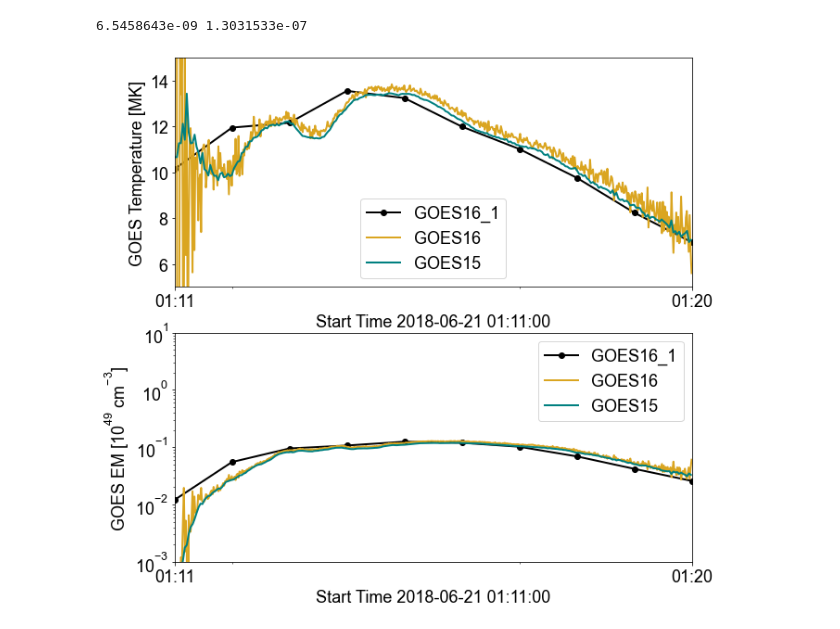
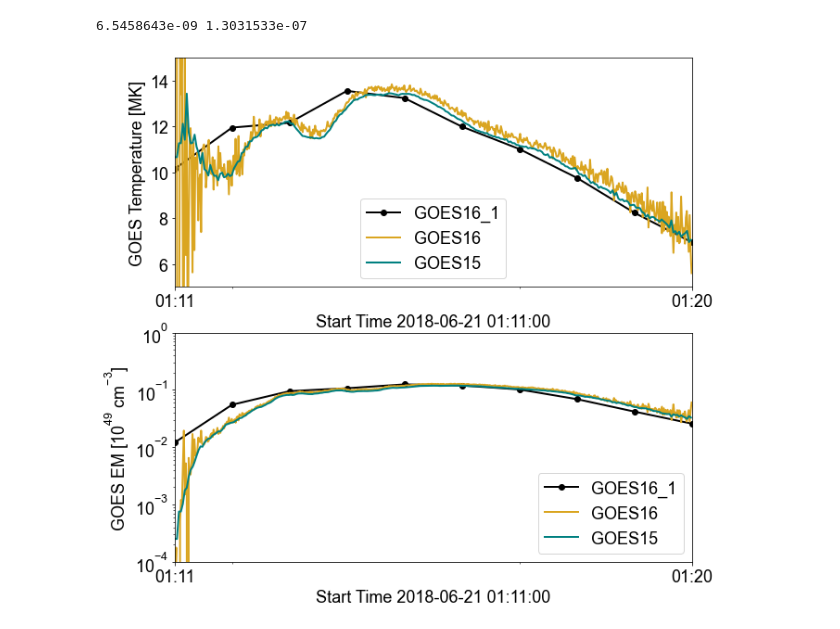
Before and after one commit to ianan/xrs_example, a Jupyter notebook: xrs1516_tem_example.ipynb, the cells around one changed output. Cells and saved outputs as stored; diff of their text form; code cells hidden in the pictures.

```diff
--- a/xrs1516_tem_example.ipynb
+++ b/xrs1516_tem_example.ipynb
@@ -134,32 +134,32 @@ plt.plot(tg15_tims,tmk15,marker=None,color='teal',lw=2,label='GOES15')
 ax1.set_ylabel("GOES Temperature [MK]")
 ax1.set_xlabel("Start Time "+trange.start.iso[:-4])
 ax1.set_ylim([5,15])
 ax1.yaxis.set_major_locator(plt.MaxNLocator(5))
 ax1.set_xlim([trange.start.datetime,trange.end.datetime])
 myFmt = matplotlib.dates.DateFormatter('%H:%M')
 majorx= matplotlib.dates.MinuteLocator(interval=45)
 minorx= matplotlib.dates.MinuteLocator(interval=5)
 ax1.xaxis.set_major_locator(majorx)
 ax1.xaxis.set_minor_locator(minorx)
 ax1.xaxis.set_major_formatter(myFmt)
 plt.legend()
 
 ax2 = fig.add_subplot(2, 1, 2)
 plt.plot(tg16_1_tims,em16_1*1e-49,marker='o',color='black',lw=2,label='GOES16_1')
 plt.plot(tg16_tims,em16*1e-49,marker=None,color='goldenrod',lw=2,label='GOES16')
 plt.plot(tg15_tims,em15*1e-49,marker=None,color='teal',lw=2,label='GOES15')
 ax2.set_ylabel("GOES EM [$10^{49}\;cm^{-3}$]")
 ax2.set_xlabel("Start Time "+trange.start.iso[:-4])
-ax2.set_ylim([1e-3,1e1])
+ax2.set_ylim([1e-4,1e0])
 ax2.set_yscale("log")
 ax2.set_xlim([trange.start.datetime,trange.end.datetime])
 myFmt = matplotlib.dates.DateFormatter('%H:%M')
 majorx= matplotlib.dates.MinuteLocator(interval=45)
 minorx= matplotlib.dates.MinuteLocator(interval=5)
 ax2.xaxis.set_major_locator(majorx)
 ax2.xaxis.set_minor_locator(minorx)
 ax2.xaxis.set_major_formatter(myFmt)
 plt.legend()
 plt.show()
 # %% [output]
-[figure, old version]
+[figure, new version]
```
Also changed, not shown: parts of 1 cell of this notebook.
